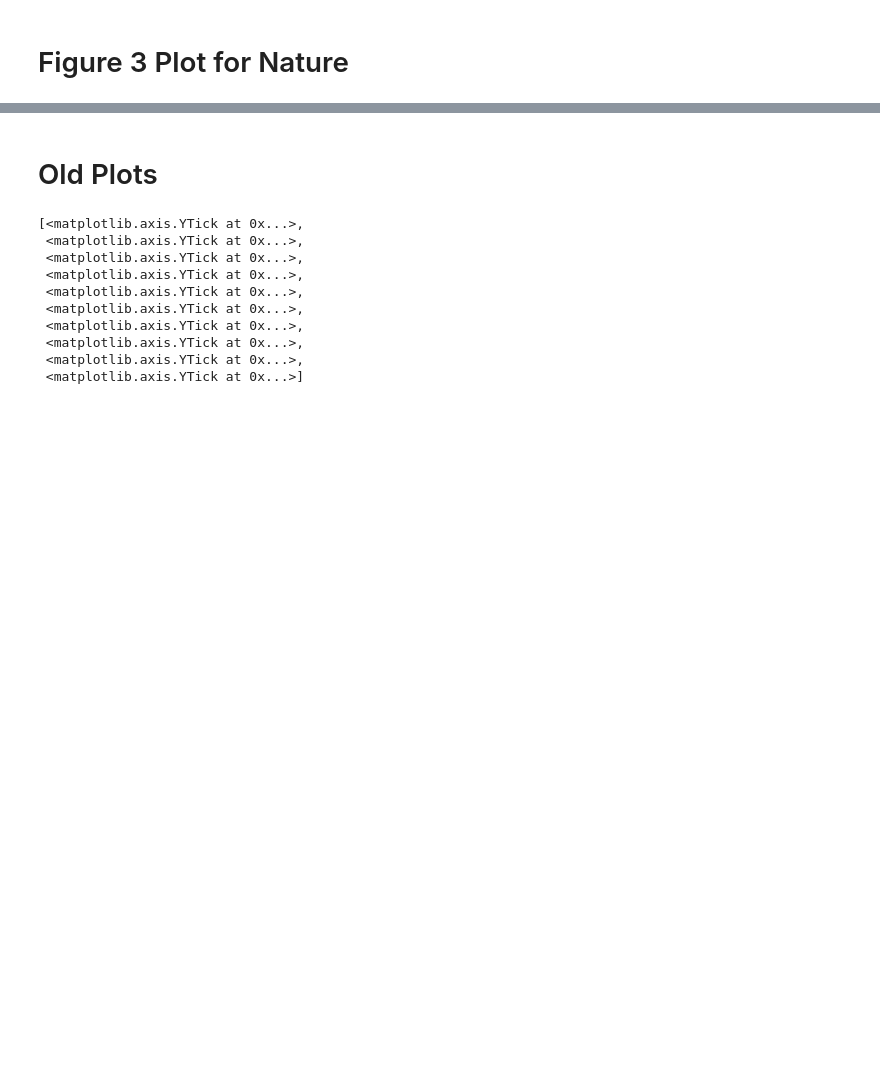
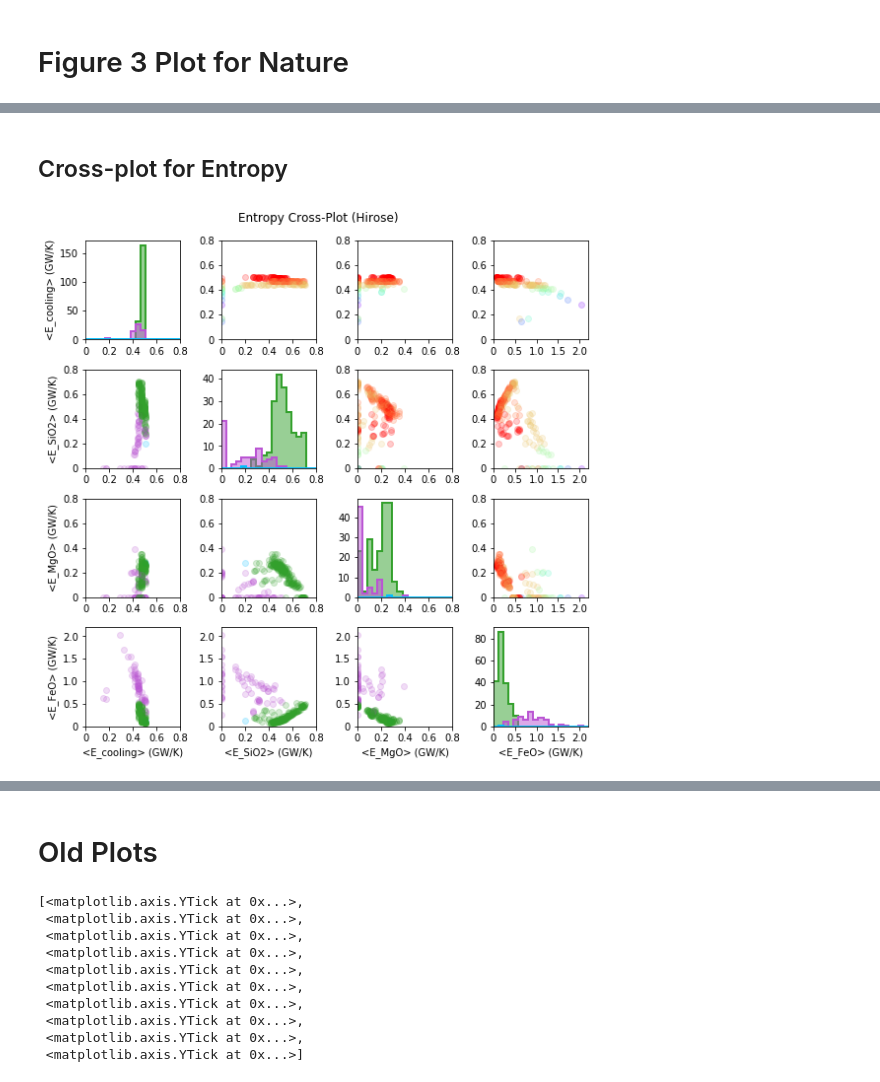
Before and after one commit to nknezek/MgSi-Exsolution, a Jupyter notebook: figures_new/plot final Hirose Plots.ipynb, the cells around one changed output, grey strips where cells are left out. Cells and saved outputs as stored; diff of their text form; code cells hidden in the pictures; blank space fills up the shorter version.

```diff
--- a/figures_new/plot final Hirose Plots.ipynb
+++ b/figures_new/plot final Hirose Plots.ipynb
@@ -337,7 +343,7 @@ df = df[df['wt_O_p']<=10]
 df = df[df['wt_O_p']<=df['wt_O_0']]
 df = df[df['wt_Si_p']<=10]
 df = df[df['T_cmb0']<=5700]
-df = df[df['wt_Mg_0']<=1.5]
+df = df[df['wt_Mg_0']<=2.]
 for i,row in df.iterrows():
     df.loc[i,'in_BadroSeismicPresent'] = BadroSeismicOSiPath.contains_point((row['wt_O_p'],row['wt_Si_p']))
     df.loc[i,'in_FischerOxidizedInitial'] = FischerOxidizedPath.contains_point((row['wt_O_0'],row['wt_Si_0']))
@@ -450,0 +504,78 @@ plt.savefig('figure3_Hirose_SiOMgOcooling.pdf')
+# %% [markdown]
+## Cross-plot for Entropy
+# %%
+df = df10.copy()
+df = df[df['wt_O_p']<=10]
+# df = df[df['wt_O_p']<=df['wt_O_0']]
+df = df[df['wt_Si_p']<=10]
+df = df[df['T_cmb0']<=5700]
+df = df[df['wt_Mg_0']<=2]
+for i,row in df.iterrows():
+    df.loc[i,'in_BadroSeismicPresent'] = BadroSeismicOSiPath.contains_point((row['wt_O_p'],row['wt_Si_p']))
+    df.loc[i,'in_FischerOxidizedInitial'] = FischerOxidizedPath.contains_point((row['wt_O_0'],row['wt_Si_0']))
+    df.loc[i,'in_FischerReferenceInitial'] = FischerReferencePath.contains_point((row['wt_O_0'],row['wt_Si_0']))
+    df.loc[i,'in_FischerReducedInitial'] = FischerReducedPath.contains_point((row['wt_O_0'],row['wt_Si_0']))
+    df.loc[i,'in_SiebertOSiPath'] = SiebertOSiPath.contains_point((row['wt_O_0'],row['wt_Si_0']))
+
+df = df[(df['in_FischerReferenceInitial']==True) | ((df['in_BadroSeismicPresent']==True) & (df['wt_O_p']>=2.))| (df['in_SiebertOSiPath']==True)]
+
+
+plt.figure(figsize=(8,8))
+gs = gridspec.GridSpec(4, 4)
+mins = [0,0,0,0]
+maxs = [800,800,800,2200]
+ticks = [[0,200,400,600,800], [0,200,400,600,800],[0,200,400,600,800],[0,500,1000,1500,2000]]
+tickl = [[0,0.2,0.4,0.6,0.8],[0,0.2,0.4,0.6,0.8],[0,0.2,0.4,0.6,0.8],[0,0.5,1.0,1.5,2.0]]
+v2plt = ['E_s_t','E_SiO2_t','E_MgO_t','E_FeO_t']
+labels = ['<E_cooling> (GW/K)','<E_SiO2> (GW/K)','<E_MgO> (GW/K)','<E_FeO> (GW/K)']
+for i,vy in enumerate(v2plt):
+    for j,vx in enumerate(v2plt):
+        xmin = mins[j]
+        ymin = mins[i]
+        xmax = maxs[j]
+        ymax = maxs[i]
+        xticks = ticks[j]
+        yticks = ticks[i]
+        xtl = tickl[j]
+        ytl = tickl[i]
+        ax = plt.subplot(gs[i,j])
+        if i>j:
+            colors = maxE_color(df)
+            for x,y,c in zip(df[vx],df[vy],colors):
+                plt.plot(x,y,'o',color=c,alpha=alpha)
+            plt.xlim(xmin,xmax)
+            plt.ylim(ymin,ymax)
+            plt.xticks(xticks,xtl)
+            plt.yticks(yticks,ytl)
+        elif i<j:
+            colors = df_color(df,cvar='T_cmb0')
+            for x,y,c in zip(df[vx],df[vy],colors):
+                plt.plot(x,y,'o',color=c,alpha=alpha)
+            plt.xlim(xmin,xmax)
+            plt.ylim(ymin,ymax)
+            plt.xticks(xticks,xtl)
+            plt.yticks(yticks,ytl)
+        elif j==i:
+            mi = np.min(df[vx])
+            ma = np.max(df[vx])
+            bins = np.linspace(xmin,xmax,20)
+            for v in df['maxE'].unique():
+                plt.hist(df[df['maxE']==v][vx],bins=bins, color=get_color(v), alpha=0.5)
+                plt.hist(df[df['maxE']==v][vx],bins=bins, color=get_color(v),lw=2, histtype='step')
+
+            plt.xlim(xmin,xmax)
+#             plt.ylim(ymin,ymax)
+            plt.xticks(xticks,xtl)
+#                 plt.yticks(yticks)
+        if j==0:
+            plt.ylabel(labels[i])
+        if i==3:
+            plt.xlabel(labels[j])
+
+
+plt.tight_layout()
+plt.subplots_adjust(top=0.93)
+plt.suptitle('Entropy Cross-Plot (Hirose)')
+plt.savefig('E_cross_hirose.pdf')
+# %% [output]
+[figure, added]
```
Also changed, not shown: parts of 24 cells of this notebook, 18 other files.
